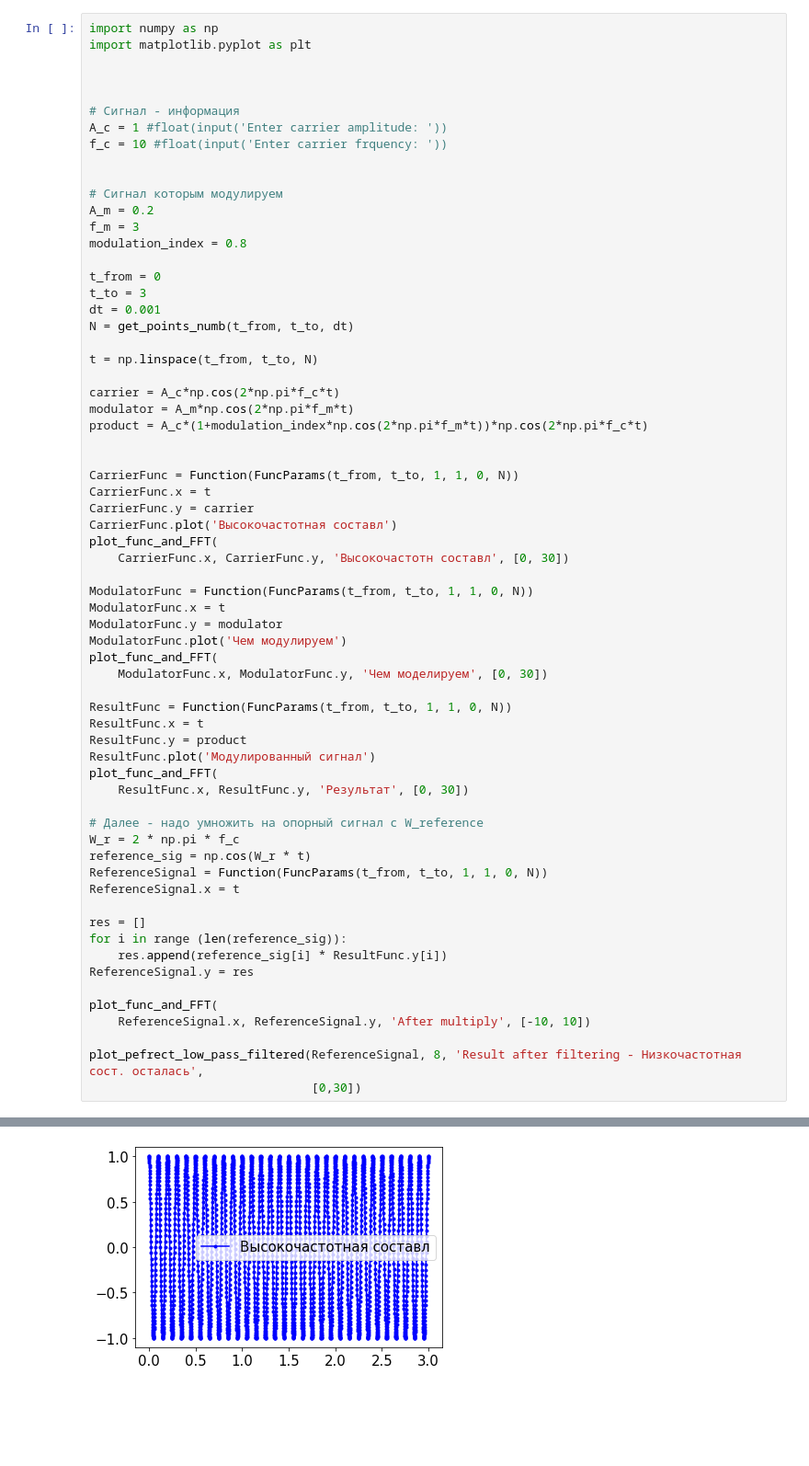
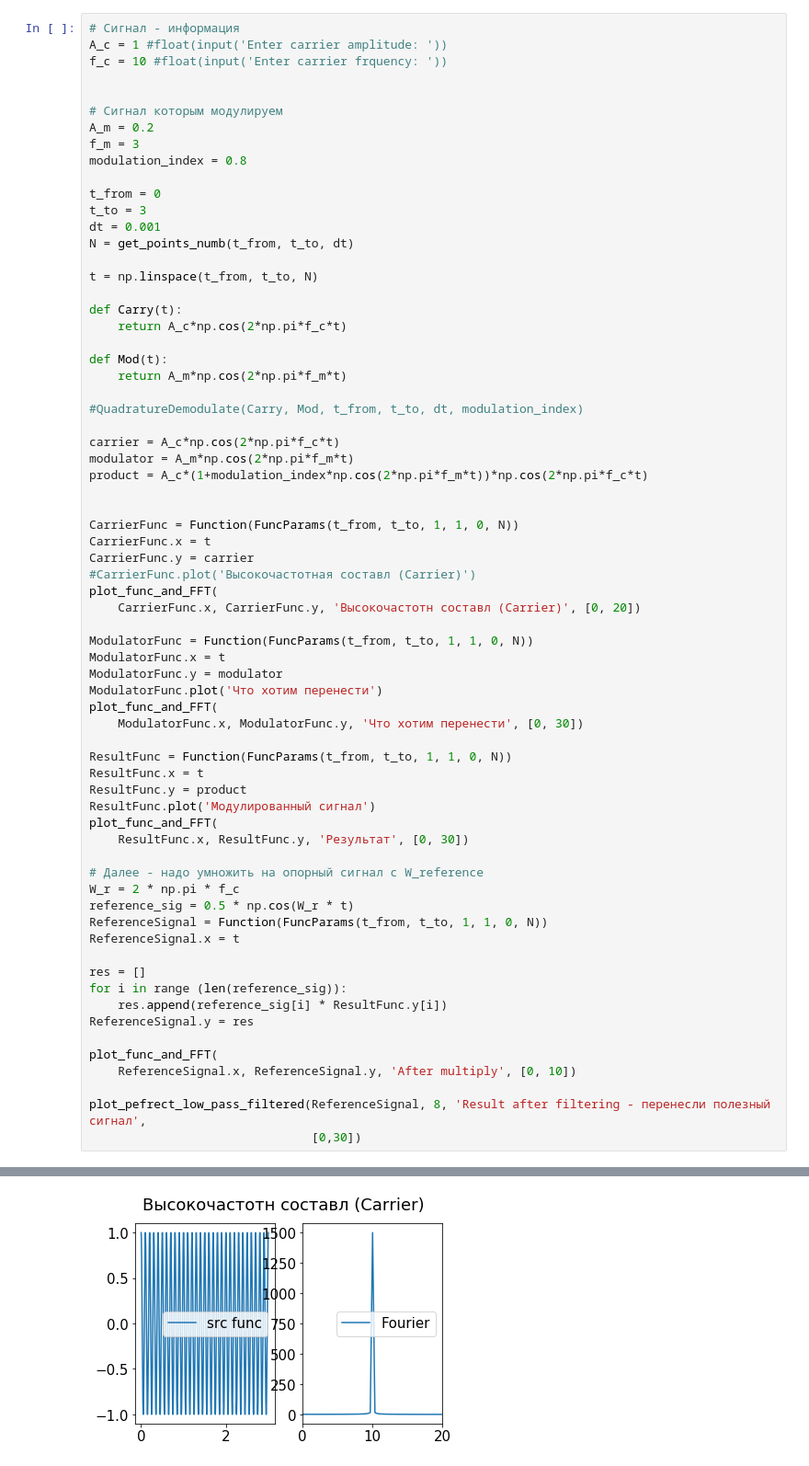
Before and after one commit to PashaIanko/Python, a Jupyter notebook: Quadrature Demodulator/Quadrature Demodulator.ipynb, the cells around one changed output, grey strips where cells are left out. Shown: that part at 92% size. Saved outputs shown, nothing was run; the diff lists cells and outputs as text; blank space fills up the shorter version.

```diff
--- a/Quadrature Demodulator/Quadrature Demodulator.ipynb
+++ b/Quadrature Demodulator/Quadrature Demodulator.ipynb
@@ -433,9 +403,4 @@ print(max_x)
 # %%
-import numpy as np
-import matplotlib.pyplot as plt
-
-
-
 # Сигнал - информация
 A_c = 1 #float(input('Enter carrier amplitude: '))
 f_c = 10 #float(input('Enter carrier frquency: '))
@@ -453,6 +418,14 @@ N = get_points_numb(t_from, t_to, dt)
 
 t = np.linspace(t_from, t_to, N)
 
+def Carry(t):
+    return A_c*np.cos(2*np.pi*f_c*t)
+
+def Mod(t):
+    return A_m*np.cos(2*np.pi*f_m*t)
+
+#QuadratureDemodulate(Carry, Mod, t_from, t_to, dt, modulation_index)
+
 carrier = A_c*np.cos(2*np.pi*f_c*t)
 modulator = A_m*np.cos(2*np.pi*f_m*t)
 product = A_c*(1+modulation_index*np.cos(2*np.pi*f_m*t))*np.cos(2*np.pi*f_c*t)
@@ -461,40 +434,40 @@ product = A_c*(1+modulation_index*np.cos(2*np.pi*f_m*t))*np.cos(2*np.pi*f_c*t)
 CarrierFunc = Function(FuncParams(t_from, t_to, 1, 1, 0, N))
 CarrierFunc.x = t
 CarrierFunc.y = carrier
-CarrierFunc.plot('Высокочастотная составл')
+#CarrierFunc.plot('Высокочастотная составл (Carrier)')
 plot_func_and_FFT(
-    CarrierFunc.x, CarrierFunc.y, 'Высокочастотн составл', [0, 30])
+    CarrierFunc.x, CarrierFunc.y, 'Высокочастотн составл (Carrier)', [0, 20])
 
 ModulatorFunc = Function(FuncParams(t_from, t_to, 1, 1, 0, N))
 ModulatorFunc.x = t
 ModulatorFunc.y = modulator
-ModulatorFunc.plot('Чем модулируем')
+ModulatorFunc.plot('Что хотим перенести')
 plot_func_and_FFT(
-    ModulatorFunc.x, ModulatorFunc.y, 'Чем моделируем', [0, 30])
+    ModulatorFunc.x, ModulatorFunc.y, 'Что хотим перенести', [0, 30])
 
 ResultFunc = Function(FuncParams(t_from, t_to, 1, 1, 0, N))
 ResultFunc.x = t
 ResultFunc.y = product
 ResultFunc.plot('Модулированный сигнал')
 plot_func_and_FFT(
     ResultFunc.x, ResultFunc.y, 'Результат', [0, 30])
 
 # Далее - надо умножить на опорный сигнал с W_reference
 W_r = 2 * np.pi * f_c
-reference_sig = np.cos(W_r * t)
+reference_sig = 0.5 * np.cos(W_r * t)
 ReferenceSignal = Function(FuncParams(t_from, t_to, 1, 1, 0, N))
 ReferenceSignal.x = t
 
 res = []
 for i in range (len(reference_sig)):
     res.append(reference_sig[i] * ResultFunc.y[i])
 ReferenceSignal.y = res
 
 plot_func_and_FFT(
-    ReferenceSignal.x, ReferenceSignal.y, 'After multiply', [-10, 10])
+    ReferenceSignal.x, ReferenceSignal.y, 'After multiply', [0, 10])
 
-plot_pefrect_low_pass_filtered(ReferenceSignal, 8, 'Result after filtering - Низкочастотная сост. осталась',
+plot_pefrect_low_pass_filtered(ReferenceSignal, 8, 'Result after filtering - перенесли полезный сигнал',
                                [0,30])
 # %% [output]
 x even len half x =  750
-[figure, old version]
+[figure, new version]
```
Also changed, not shown: parts of 7 cells of this notebook.
